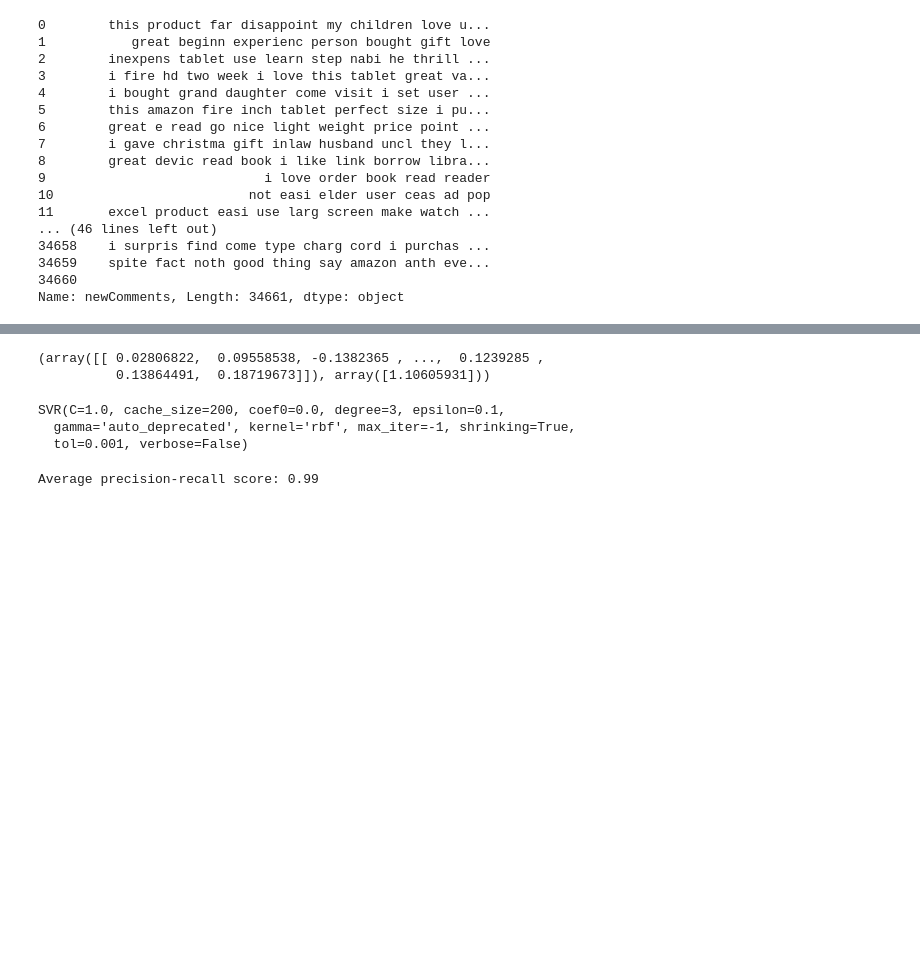
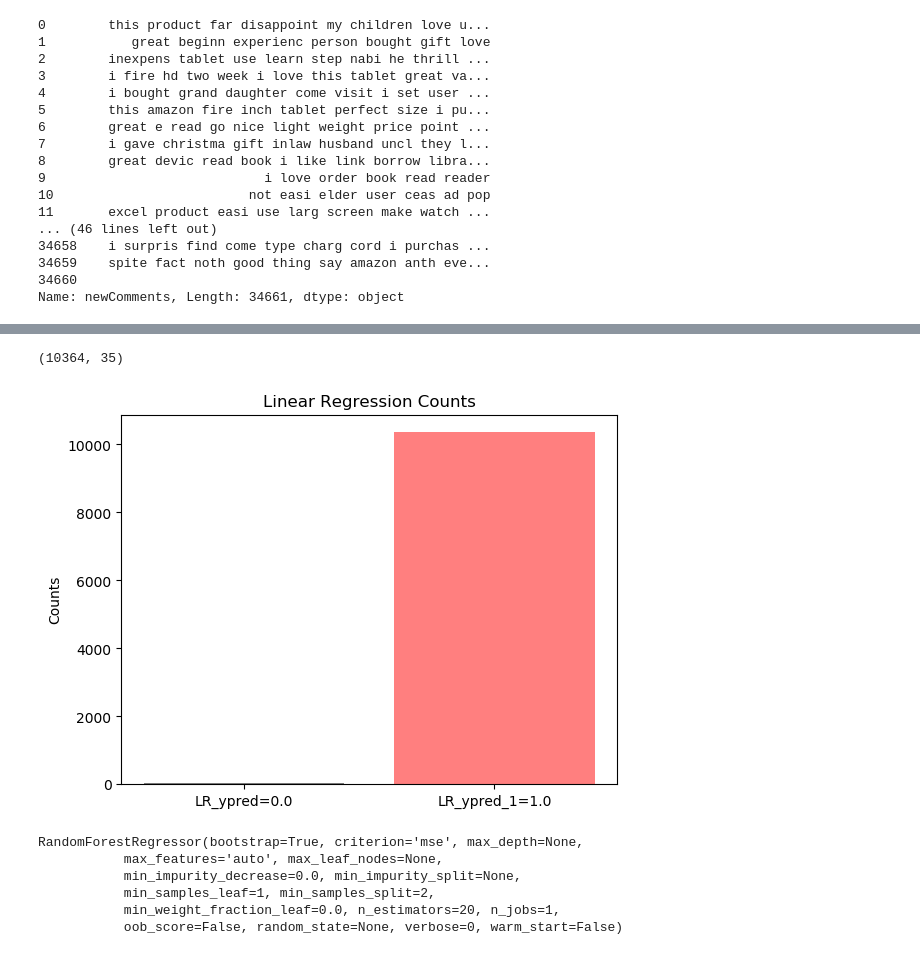
Before and after one commit to Bruce-Decker/CMPE255_GroupProject, a Jupyter notebook: 255_yunxiao.ipynb, the cells around one changed output, grey strips where cells are left out. Cells and saved outputs as stored; diff of their text form; code cells hidden in the pictures; blank space fills up the shorter version.

```diff
--- a/255_yunxiao.ipynb
+++ b/255_yunxiao.ipynb
@@ -169,15 +187,2 @@ SGDClassifier(alpha=0.0001, average=False, class_weight=None,
 # %%
-y_pred=SGDClassifier.predict(X_test_onehot)
+y_pred_SGD=SGDClassifier.predict(X_test_onehot)
-# %%
-SGDClassifier.coef_,SGDClassifier.intercept_
-# %% [output]
-(array([[ 0.02806822,  0.09558538, -0.1382365 , ...,  0.1239285 ,
-          0.13864491,  0.18719673]]), array([1.10605931]))
-# %%
-from sklearn import svm
-svm = svm.SVR()
-svm.fit(X_train_onehot, y_train_kera)
-# %% [output]
-SVR(C=1.0, cache_size=200, coef0=0.0, degree=3, epsilon=0.1,
-  gamma='auto_deprecated', kernel='rbf', max_iter=-1, shrinking=True,
-  tol=0.001, verbose=False)
@@ -183,0 +191,29 @@ SVR(C=1.0, cache_size=200, coef0=0.0, degree=3, epsilon=0.1,
+# %%
+SGD_ypred_1 = []
+SGD_ypred_0 = []
+for i in y_pred_SGD:
+    if i ==1.0:
+        SGD_ypred_1.append(i)
+    else:
+        SGD_ypred_0.append(i)
+# %%
+len(SGD_ypred_1),len(SGD_ypred_0)
+# %% [output]
+(10364, 35)
+# %%
+import matplotlib.pyplot as plt; plt.rcdefaults()
+import numpy as np
+import matplotlib.pyplot as plt
+
+objects = ('LR_ypred=0.0', 'LR_ypred_1=1.0')
+y_pos = np.arange(len(objects))
+performance = [len(SGD_ypred_0),len(SGD_ypred_1)]
+
+plt.bar(y_pos, performance, align='center', alpha=0.5,color=('k', 'r'))
+plt.xticks(y_pos, objects)
+plt.ylabel('Counts')
+plt.title('Linear Regression Counts')
+
+plt.show()
+# %% [output]
+[figure, added]
@@ -184 +224,10 @@ SVR(C=1.0, cache_size=200, coef0=0.0, degree=3, epsilon=0.1,
+# %%
+RandomForestRegressor.fit(X_train_onehot, y_train_kera)
+# %% [output]
+RandomForestRegressor(bootstrap=True, criterion='mse', max_depth=None,
+           max_features='auto', max_leaf_nodes=None,
+           min_impurity_decrease=0.0, min_impurity_split=None,
+           min_samples_leaf=1, min_samples_split=2,
+           min_weight_fraction_leaf=0.0, n_estimators=20, n_jobs=1,
+           oob_score=False, random_state=None, verbose=0, warm_start=False)
 # %%
@@ -186,7 +234,0 @@ y_pred=svm.predict(X_test_onehot)
-# %%
-from sklearn.metrics import average_precision_score
-average_precision = average_precision_score(y_test_kera, y_pred)
-
-print('Average precision-recall score: {0:0.2f}'.format(average_precision))
-# %% [output]
-Average precision-recall score: 0.99
```
Also changed, not shown: parts of 33 cells of this notebook.
